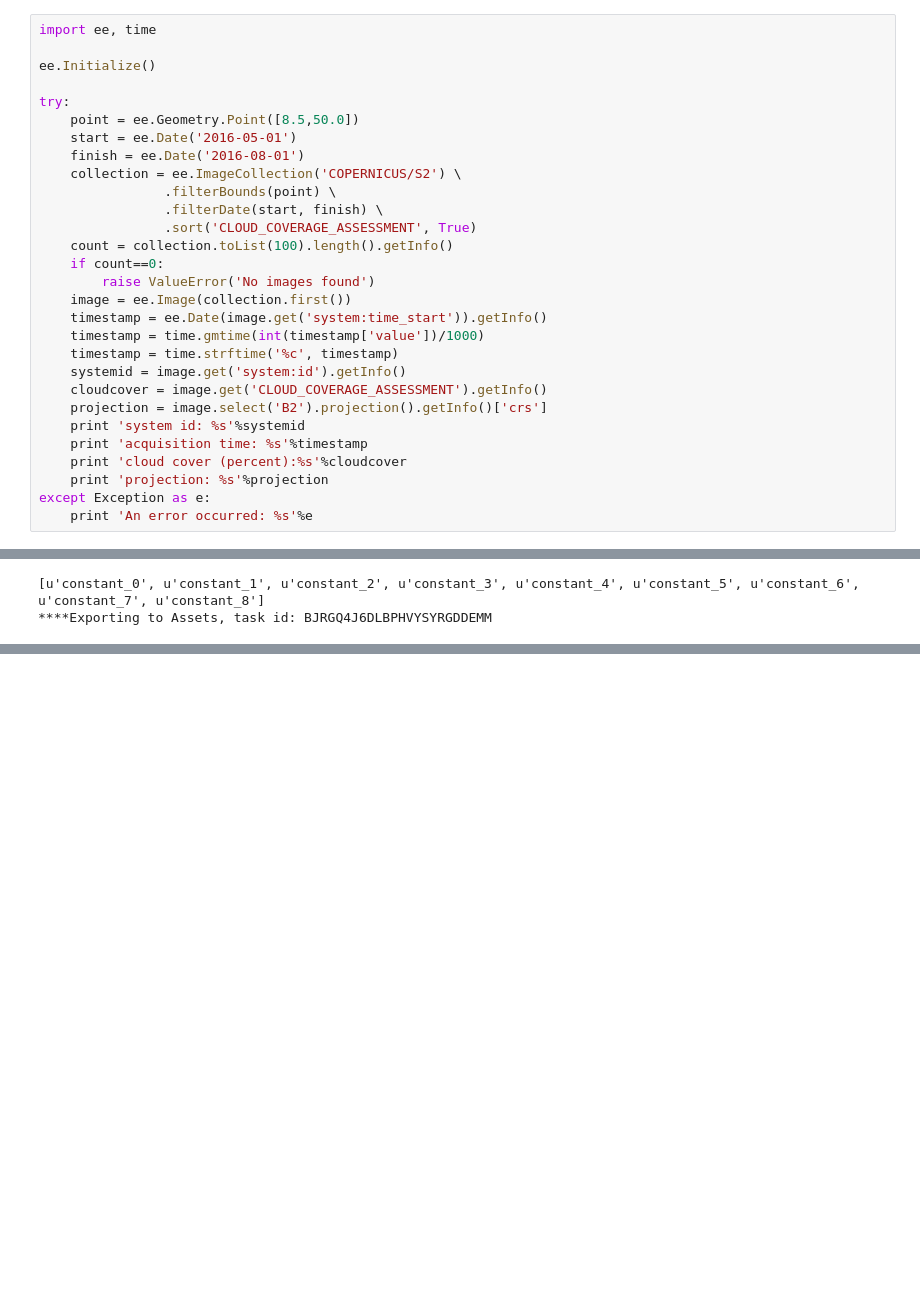
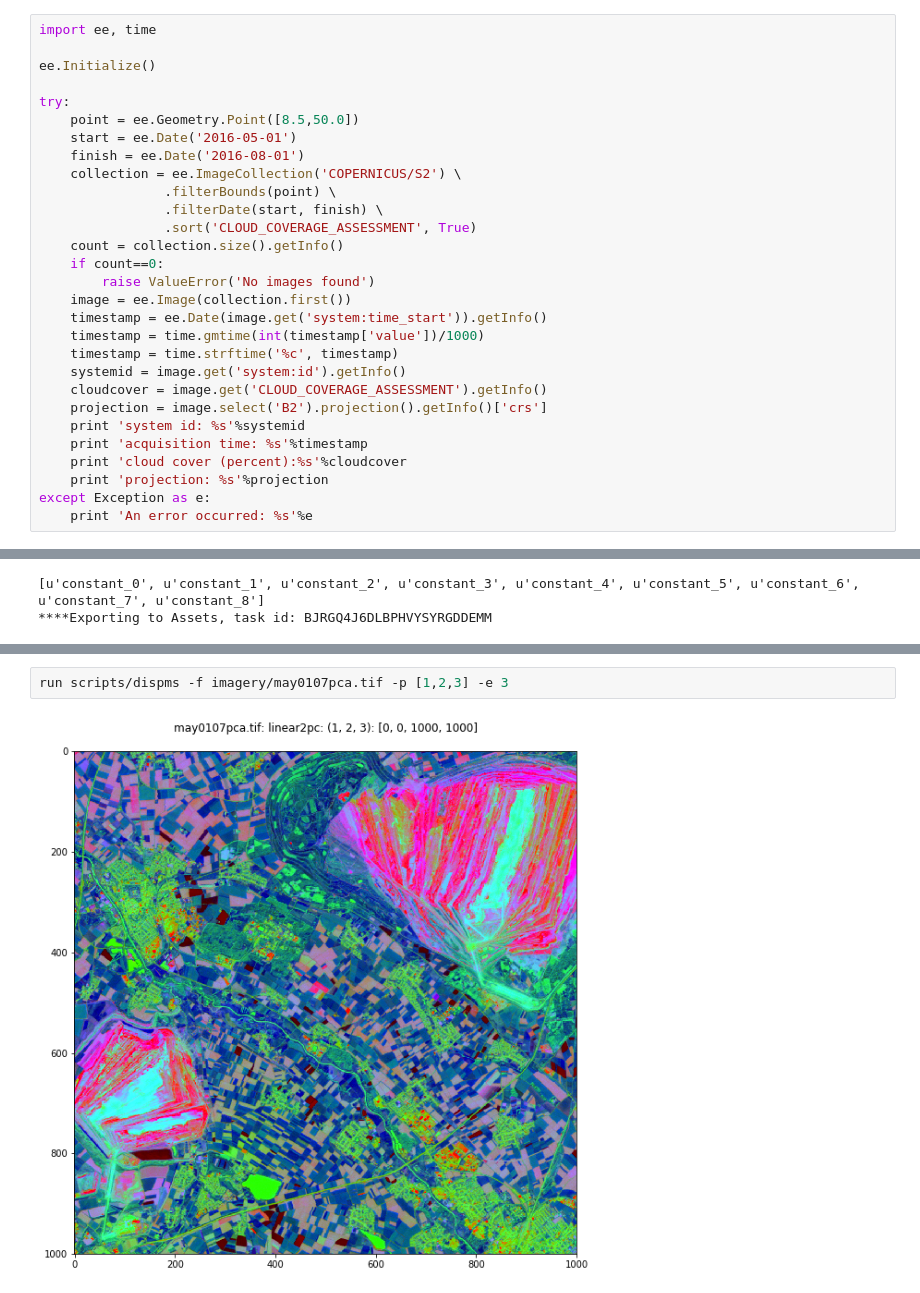
Before and after one commit to mortcanty/CRC4Docker, a Jupyter notebook: src/zflgee.ipynb, the cells around one changed output, grey strips where cells are left out. Saved outputs shown, nothing was run; the diff lists cells and outputs as text; blank space fills up the shorter version.

```diff
--- a/src/zflgee.ipynb
+++ b/src/zflgee.ipynb
@@ -60,7 +60,7 @@ try:
                 .filterBounds(point) \
                 .filterDate(start, finish) \
                 .sort('CLOUD_COVERAGE_ASSESSMENT', True)
-    count = collection.toList(100).length().getInfo()
+    count = collection.size().getInfo()
     if count==0:
         raise ValueError('No images found')
     image = ee.Image(collection.first())
@@ -519,0 +522,4 @@ assexport.start()
+# %%
+run scripts/dispms -f imagery/may0107pca.tif -p [1,2,3] -e 3
+# %% [output]
+[figure, added]
```
Also changed, not shown: parts of 7 cells of this notebook, 6 other files.
